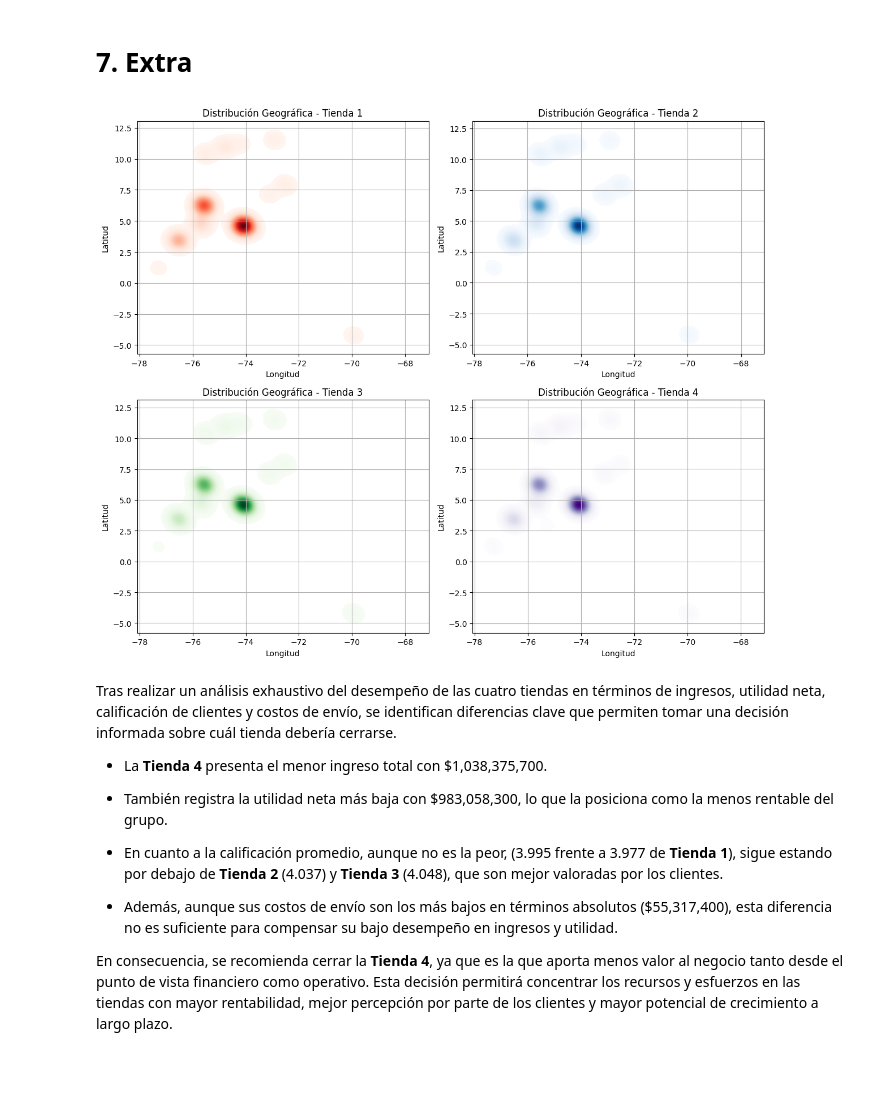
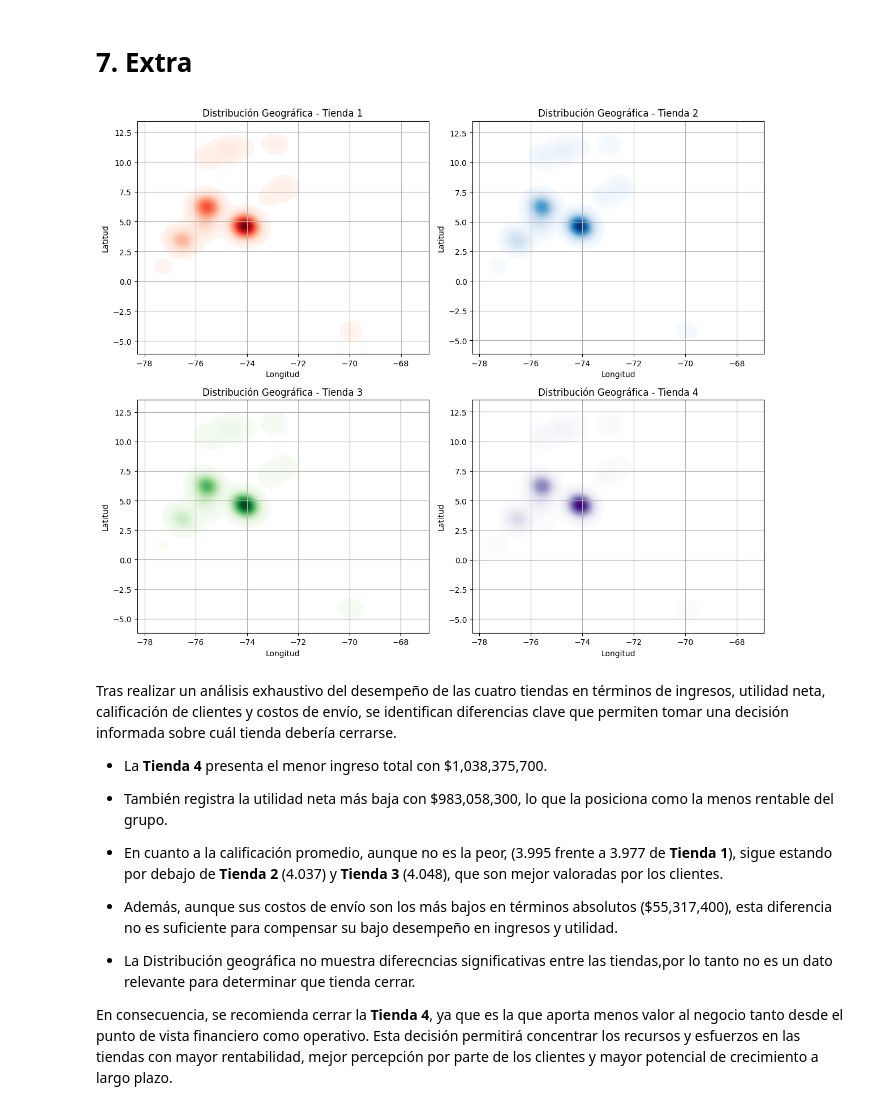
Before and after one commit to DMaraboli/Challenge-Alura-Store, a Jupyter notebook: AluraStoreLatam.ipynb, the cells around one changed output. Saved outputs shown, nothing was run; the diff lists cells and outputs as text; code cells hidden in the pictures; blank space fills up the shorter version.

```diff
--- a/AluraStoreLatam.ipynb
+++ b/AluraStoreLatam.ipynb
@@ -269,28 +268,28 @@ plt.show()
 # %%
 import seaborn as sns
 
 nombres_tiendas = ['Tienda 1', 'Tienda 2', 'Tienda 3', 'Tienda 4']
 colores = ['Reds', 'Blues', 'Greens', 'Purples']
 
 fig, axs = plt.subplots(2, 2, figsize=(12, 10))
 
 for ax, tienda_nombre, cmap in zip(axs.flat, nombres_tiendas, colores):
     subset = tiendas_unidas[tiendas_unidas['Tienda'] == tienda_nombre]
 
     sns.kdeplot(
         data=subset, x='lon', y='lat',
-        fill=True, cmap=cmap, bw_adjust=0.8, levels=100, thresh=0.05, ax=ax
+        fill=True, cmap=cmap, bw_adjust=1.0, levels=100, thresh=0.05, ax=ax
     )
 
     ax.set_title(f'Distribución Geográfica - {tienda_nombre}')
     ax.set_xlabel('Longitud')
     ax.set_ylabel('Latitud')
     ax.grid(True)
 
 plt.tight_layout()
 plt.show()
 # %% [output]
-[figure, old version]
+[figure, new version]
 # %% [markdown]
 Tras realizar un análisis exhaustivo del desempeño de las cuatro tiendas en términos de ingresos, utilidad neta, calificación de clientes y costos de envío, se identifican diferencias clave que permiten tomar una decisión informada sobre cuál tienda debería cerrarse.
 
@@ -302,4 +301,6 @@ Tras realizar un análisis exhaustivo del desempeño de las cuatro tiendas en t
 
 - Además, aunque sus costos de envío son los más bajos en términos absolutos ($55,317,400), esta diferencia no es suficiente para compensar su bajo desempeño en ingresos y utilidad.
 
+- La Distribución geográfica no muestra diferecncias significativas entre las tiendas,por lo tanto no es un dato relevante para determinar que tienda cerrar.
+
 En consecuencia, se recomienda cerrar la **Tienda 4**, ya que es la que aporta menos valor al negocio tanto desde el punto de vista financiero como operativo. Esta decisión permitirá concentrar los recursos y esfuerzos en las tiendas con mayor rentabilidad, mejor percepción por parte de los clientes y mayor potencial de crecimiento a largo plazo.
```
Also changed, not shown: parts of 2 cells of this notebook.
